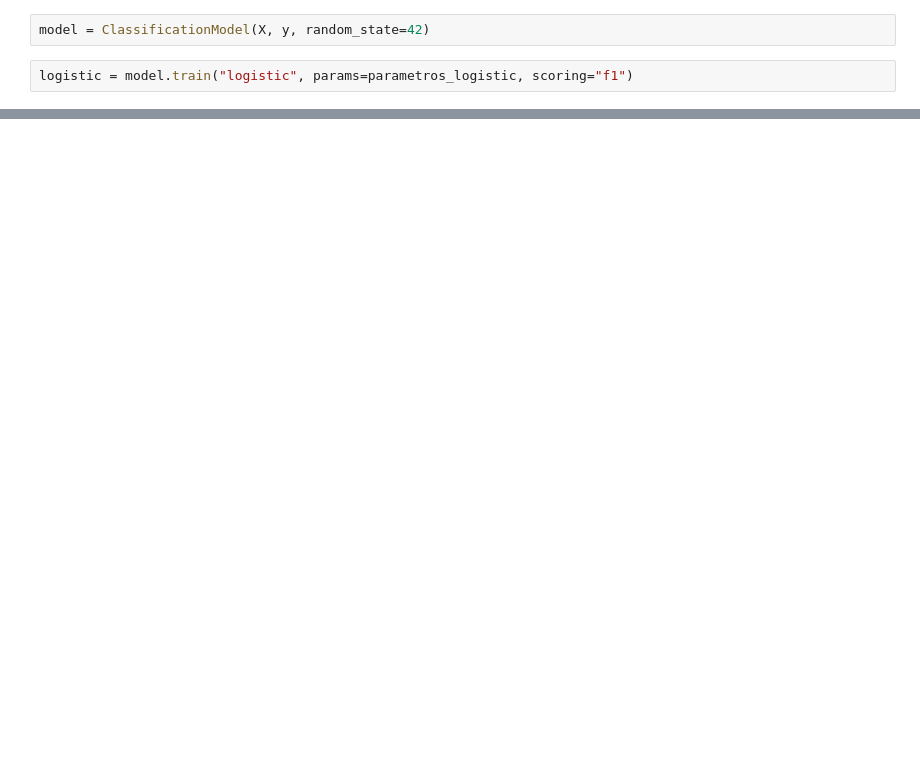
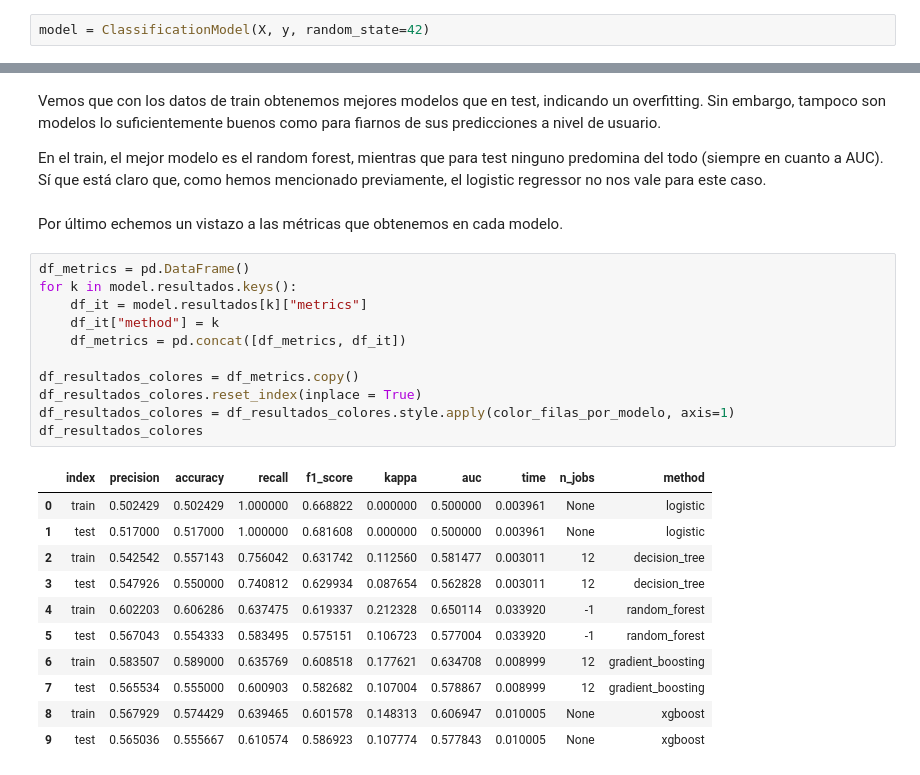
Before and after one commit to yanruwu/hackio-lab-modelo-clasificacion, a Jupyter notebook: modulo8-leccion10-ajuste-compracion-modelos.ipynb, the cells around one changed output, grey strips where cells are left out. Saved outputs shown, nothing was run; the diff lists cells and outputs as text; blank space fills up the shorter version.

```diff
--- a/modulo8-leccion10-ajuste-compracion-modelos.ipynb
+++ b/modulo8-leccion10-ajuste-compracion-modelos.ipynb
@@ -169,4 +104,2 @@ metricas_regresion
 # %%
 model = ClassificationModel(X, y, random_state=42)
-# %%
-logistic = model.train("logistic", params=parametros_logistic, scoring="f1")
@@ -218,0 +230,29 @@ True
+# %% [markdown]
+Vemos que con los datos de train obtenemos mejores modelos que en test, indicando un overfitting. Sin embargo, tampoco son modelos lo suficientemente buenos como para fiarnos de sus predicciones a nivel de usuario.
+
+En el train, el mejor modelo es el random forest, mientras que para test ninguno predomina del todo (siempre en cuanto a AUC). Sí que está claro que, como hemos mencionado previamente, el logistic regressor no nos vale para este caso.
+# %% [markdown]
+Por último echemos un vistazo a las métricas que obtenemos en cada modelo.
+# %%
+df_metrics = pd.DataFrame()
+for k in model.resultados.keys():
+    df_it = model.resultados[k]["metrics"]
+    df_it["method"] = k
+    df_metrics = pd.concat([df_metrics, df_it])
+
+df_resultados_colores = df_metrics.copy()
+df_resultados_colores.reset_index(inplace = True)
+df_resultados_colores = df_resultados_colores.style.apply(color_filas_por_modelo, axis=1)
+df_resultados_colores
+# %% [output]
+|  | index | precision | accuracy | recall | f1_score | kappa | auc | time | n_jobs | method |
+| 0 | train | 0.502429 | 0.502429 | 1.000000 | 0.668822 | 0.000000 | 0.500000 | 0.003961 | None | logistic |
+| 1 | test | 0.517000 | 0.517000 | 1.000000 | 0.681608 | 0.000000 | 0.500000 | 0.003961 | None | logistic |
+| 2 | train | 0.542542 | 0.557143 | 0.756042 | 0.631742 | 0.112560 | 0.581477 | 0.003011 | 12 | decision_tree |
+| 3 | test | 0.547926 | 0.550000 | 0.740812 | 0.629934 | 0.087654 | 0.562828 | 0.003011 | 12 | decision_tree |
+| 4 | train | 0.602203 | 0.606286 | 0.637475 | 0.619337 | 0.212328 | 0.650114 | 0.033920 | -1 | random_forest |
+| 5 | test | 0.567043 | 0.554333 | 0.583495 | 0.575151 | 0.106723 | 0.577004 | 0.033920 | -1 | random_forest |
+| 6 | train | 0.583507 | 0.589000 | 0.635769 | 0.608518 | 0.177621 | 0.634708 | 0.008999 | 12 | gradient_boosting |
+| 7 | test | 0.565534 | 0.555000 | 0.600903 | 0.582682 | 0.107004 | 0.578867 | 0.008999 | 12 | gradient_boosting |
+| 8 | train | 0.567929 | 0.574429 | 0.639465 | 0.601578 | 0.148313 | 0.606947 | 0.010005 | None | xgboost |
+| 9 | test | 0.565036 | 0.555667 | 0.610574 | 0.586923 | 0.107774 | 0.577843 | 0.010005 | None | xgboost |
```
Also changed, not shown: parts of 29 cells of this notebook, 1 other file.
